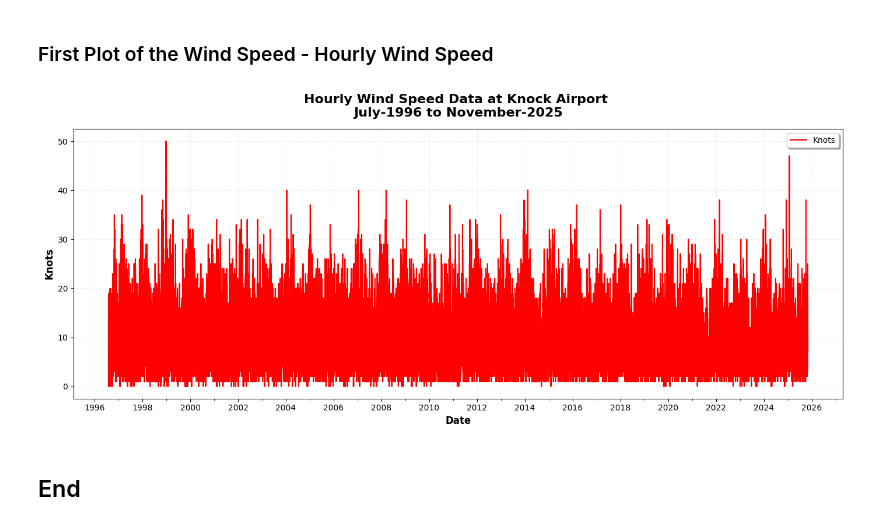
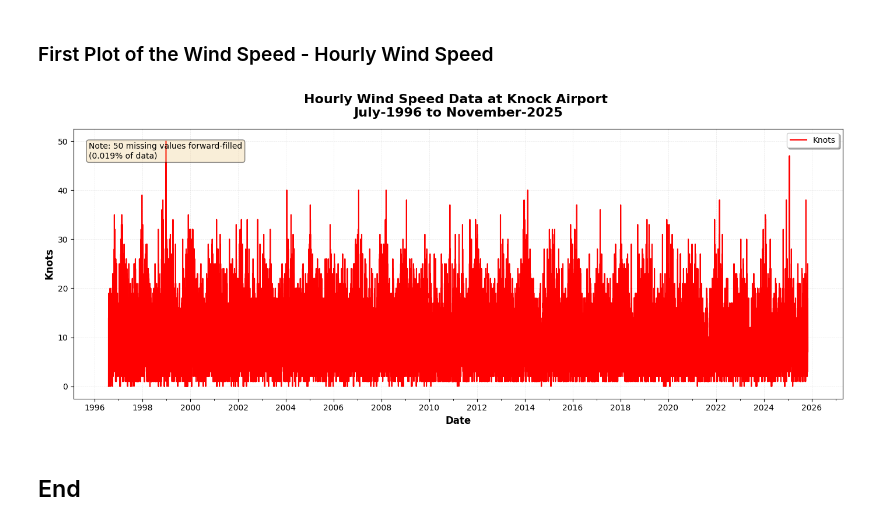
Before and after one commit to skerr17/programming-for-data-analytics, a Jupyter notebook: assignments/assignment06-weather.ipynb, the cells around one changed output. Cells and saved outputs as stored; diff of their text form; code cells hidden in the pictures.

Commit message:
added a text note to the graph about the forward fill data as it is artifical data so must be noted despite its small percentage as the weather data could be used scientifically

```diff
--- a/assignments/assignment06-weather.ipynb
+++ b/assignments/assignment06-weather.ipynb
@@ -543,30 +543,40 @@ Forward Filled Missing: 0
 # %% [markdown]
 ### First Plot of the Wind Speed - Hourly Wind Speed
 # %%
+# calculating the missing values to add to the graph
+missing_count = wdsp_weather_data['wdsp'].isna().sum()
+
+
 # ploting the Wind Speed data
 plt.figure(figsize=(14,6))
 plt.plot(wdsp_weather_data['date'], wdsp_weather_data['wdsp_ffill'],
          color='Red', label='Knots', linewidth=1.5)
 plt.title(f'Hourly Wind Speed Data at Knock Airport \n'
           f'{wdsp_weather_data['date'].min().strftime('%B-%Y')} to '
           f'{wdsp_weather_data['date'].max().strftime('%B-%Y')}',
           fontsize=16, fontweight='bold', pad=15)
 
 plt.xlabel('Date', fontsize=12, fontweight='bold')
 plt.ylabel('Knots', fontsize=12, fontweight='bold')
 
 # formating x-axis for better readability
 ax = plt.gca() # get current axis
 ax.xaxis.set_major_locator(mdates.YearLocator(2))  # Show every 2 years
 ax.xaxis.set_major_formatter(mdates.DateFormatter('%Y'))  # Just year
 ax.xaxis.set_minor_locator(mdates.YearLocator(1))  # Minor ticks every year
 
+
+# adding note to the plot about missing values
+missing_text = f'Note: {missing_count} missing values forward-filled\n({missing_count/len(wdsp_weather_data)*100:.3f}% of data)'
+props = dict(boxstyle='round', facecolor='wheat', alpha=0.5)
+ax.text(0.02, 0.95, missing_text, transform=ax.transAxes, fontsize=10, verticalalignment='top', bbox=props)
+
 plt.legend(loc='best', frameon=True, shadow=True, fontsize=10)
 plt.grid(True, alpha=0.3, linestyle='--', linewidth=0.5)
 plt.tight_layout()
 plt.savefig(output_data_dir+'hourly-wdsp-plot.png', dpi=300, bbox_inches='tight')
 plt.show()
 # %% [output]
-[figure, old version]
+[figure, new version]
 # %% [markdown]
 ## End
```
Also changed, not shown: 1 other file.
